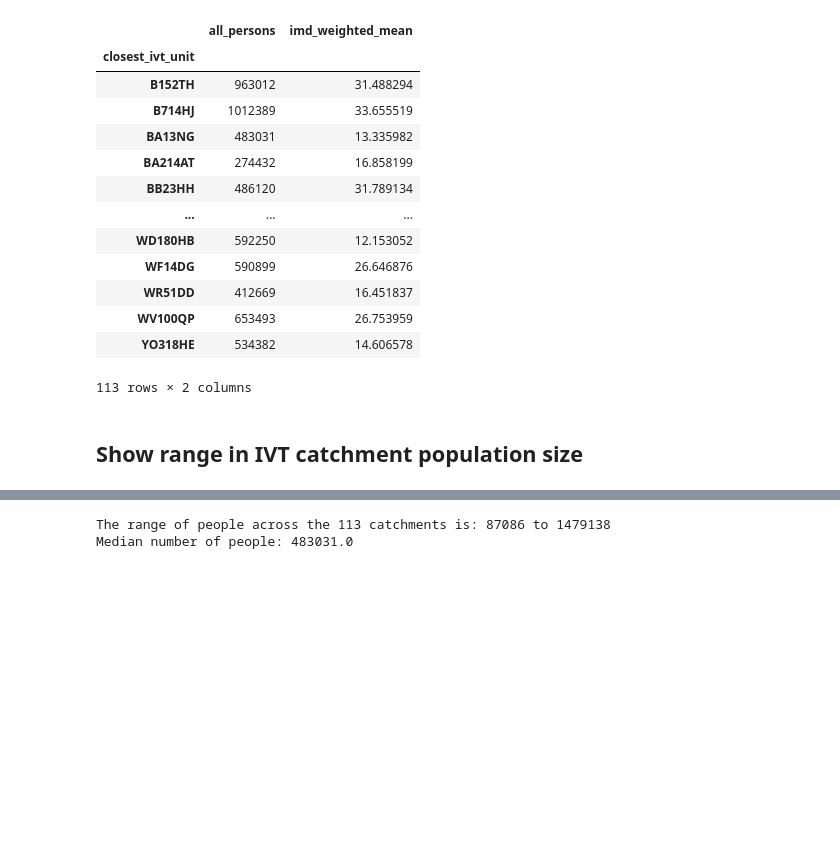
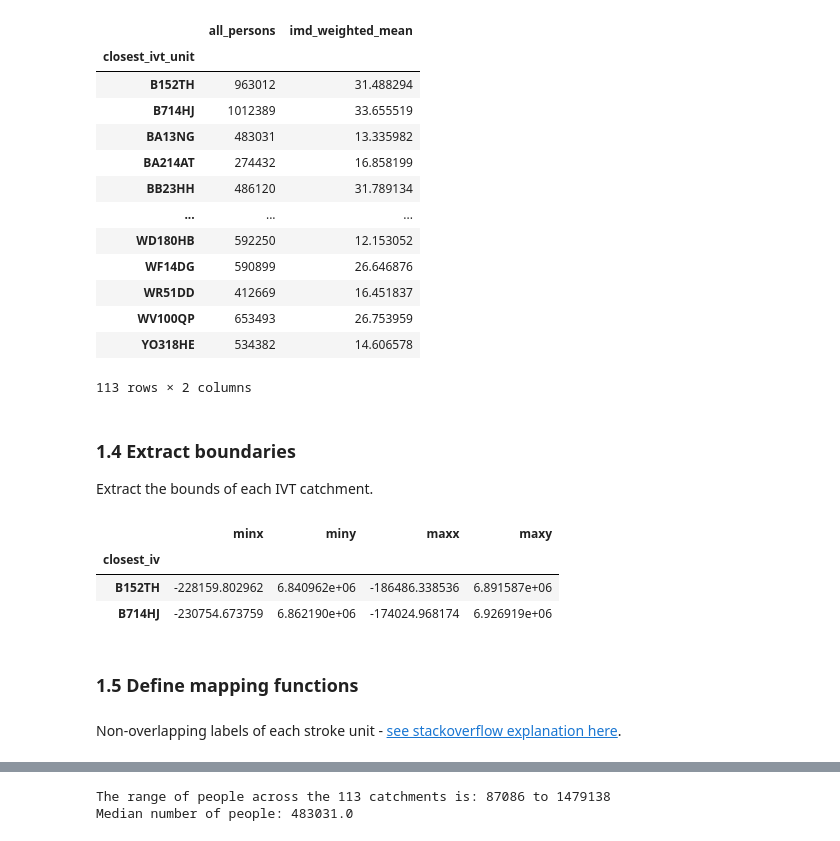
Before and after one commit to samuel-book/stroke_unit_demographics, a Jupyter notebook: 03_create_imd_maps.ipynb, the cells around one changed output, grey strips where cells are left out. Drawn from its saved outputs; the diff is of its cells as text; code cells hidden in the pictures; blank space fills up the shorter version.

```diff
--- a/03_create_imd_maps.ipynb
+++ b/03_create_imd_maps.ipynb
@@ -188,5 +195,19 @@ df_ivt_imd
 | WV100QP | 653493 | 26.753959 |
 | YO318HE | 534382 | 14.606578 |
 113 rows × 2 columns
-# %% [markdown]
-## Show range in IVT catchment population size
+# %% [markdown]
+### 1.4 Extract boundaries
+
+Extract the bounds of each IVT catchment.
+# %%
+eng_wales_bounds = gdf_ivt_catchment.bounds
+eng_wales_bounds.head(2)
+# %% [output]
+|  | minx | miny | maxx | maxy |
+| closest_iv |  |  |  |  |
+| B152TH | -228159.802962 | 6.840962e+06 | -186486.338536 | 6.891587e+06 |
+| B714HJ | -230754.673759 | 6.862190e+06 | -174024.968174 | 6.926919e+06 |
+# %% [markdown]
+### 1.5 Define mapping functions
+# %% [markdown]
+Non-overlapping labels of each stroke unit - [see stackoverflow explanation here](https://stackoverflow.com/questions/43916834/matplotlib-dynamically-change-text-position).
```
Also changed, not shown: parts of 34 cells of this notebook.
